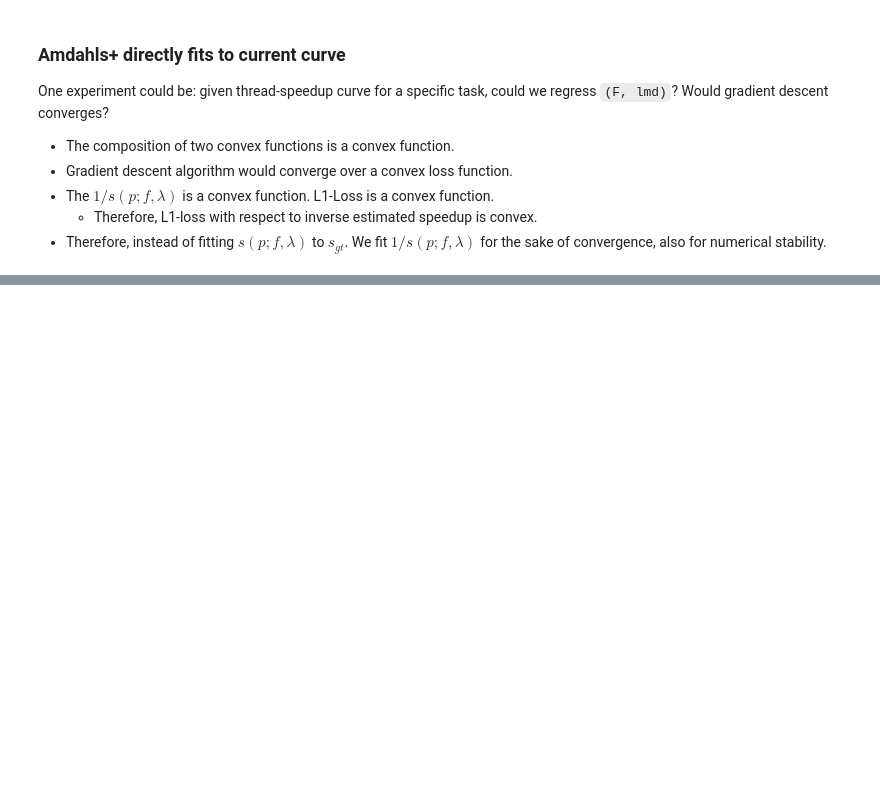
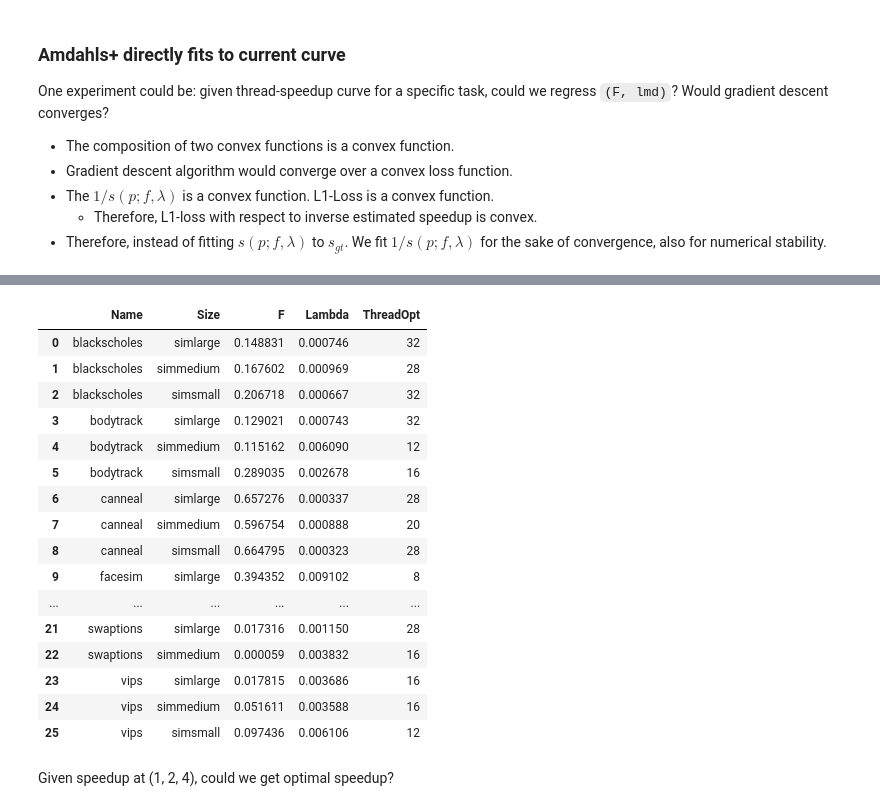
Before and after one commit to liubai01/Multicore-NYU-2021, a Jupyter notebook: Amdahl's law.ipynb, the cells around one changed output, grey strips where cells are left out. Saved outputs shown, nothing was run; the diff lists cells and outputs as text; code cells hidden in the pictures; blank space fills up the shorter version.

```diff
--- a/Amdahl's law.ipynb
+++ b/Amdahl's law.ipynb
@@ -504,0 +377,29 @@ Given [1, 2, 4, 8, 16], Err. abs (baseline)  = 4.3077
+# %%
+# save the result
+data = []
+for F, lmd, l, topt in zip(F_tsks, lmd_tsks, legends, opt_real):
+    data.append([l[0], l[1], F, lmd, int(topt)])
+
+df_amdahlspace = pd.DataFrame(data, columns=["Name", "Size", "F", "Lambda", "ThreadOpt"])
+df_amdahlspace.to_csv(os.path.join("data", "data_amdahlspace.csv"), index=None)
+df_amdahlspace
+# %% [output]
+|  | Name | Size | F | Lambda | ThreadOpt |
+| 0 | blackscholes | simlarge | 0.148831 | 0.000746 | 32 |
+| 1 | blackscholes | simmedium | 0.167602 | 0.000969 | 28 |
+| 2 | blackscholes | simsmall | 0.206718 | 0.000667 | 32 |
+| 3 | bodytrack | simlarge | 0.129021 | 0.000743 | 32 |
+| 4 | bodytrack | simmedium | 0.115162 | 0.006090 | 12 |
+| 5 | bodytrack | simsmall | 0.289035 | 0.002678 | 16 |
+| 6 | canneal | simlarge | 0.657276 | 0.000337 | 28 |
+| 7 | canneal | simmedium | 0.596754 | 0.000888 | 20 |
+| 8 | canneal | simsmall | 0.664795 | 0.000323 | 28 |
+| 9 | facesim | simlarge | 0.394352 | 0.009102 | 8 |
+| ... | ... | ... | ... | ... | ... |
+| 21 | swaptions | simlarge | 0.017316 | 0.001150 | 28 |
+| 22 | swaptions | simmedium | 0.000059 | 0.003832 | 16 |
+| 23 | vips | simlarge | 0.017815 | 0.003686 | 16 |
+| 24 | vips | simmedium | 0.051611 | 0.003588 | 16 |
+| 25 | vips | simsmall | 0.097436 | 0.006106 | 12 |
+# %% [markdown]
+Given speedup at (1, 2, 4), could we get optimal speedup?
```
Also changed, not shown: parts of 10 cells of this notebook, 5 other files.
